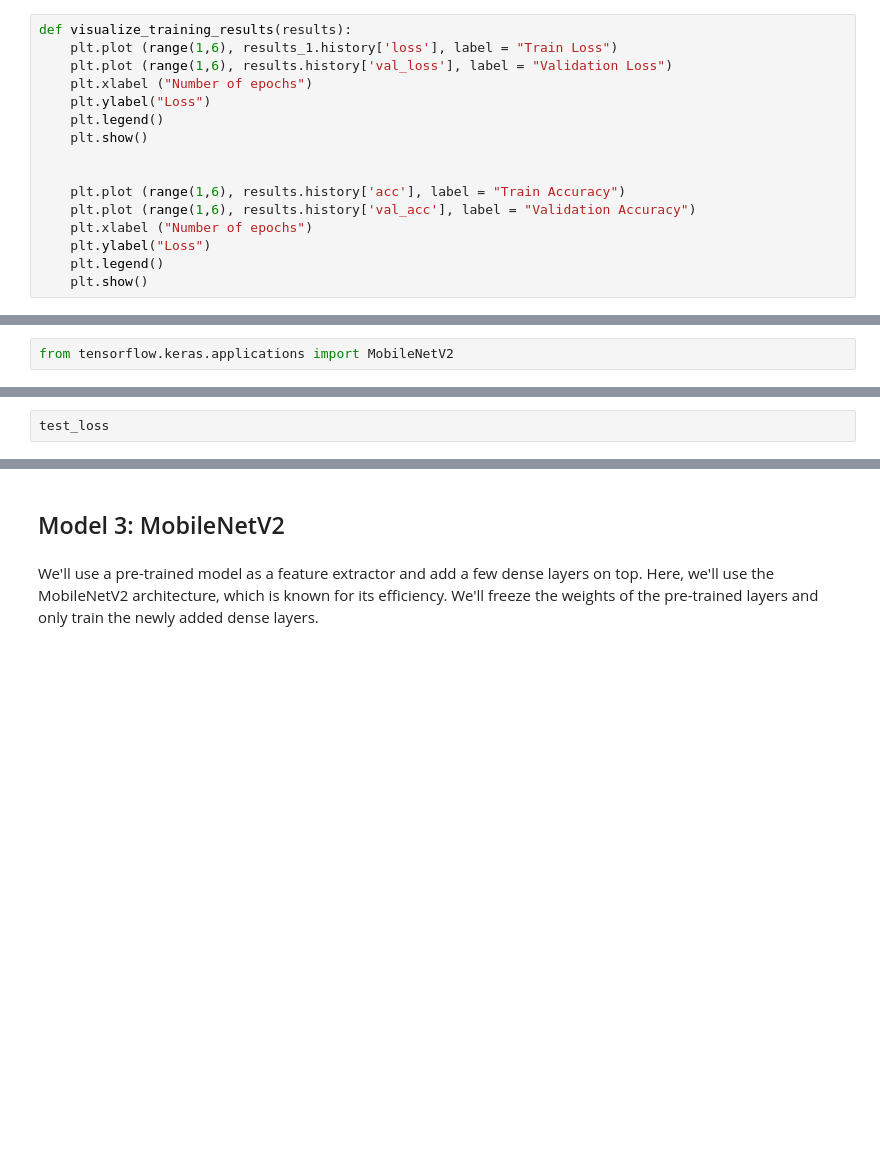
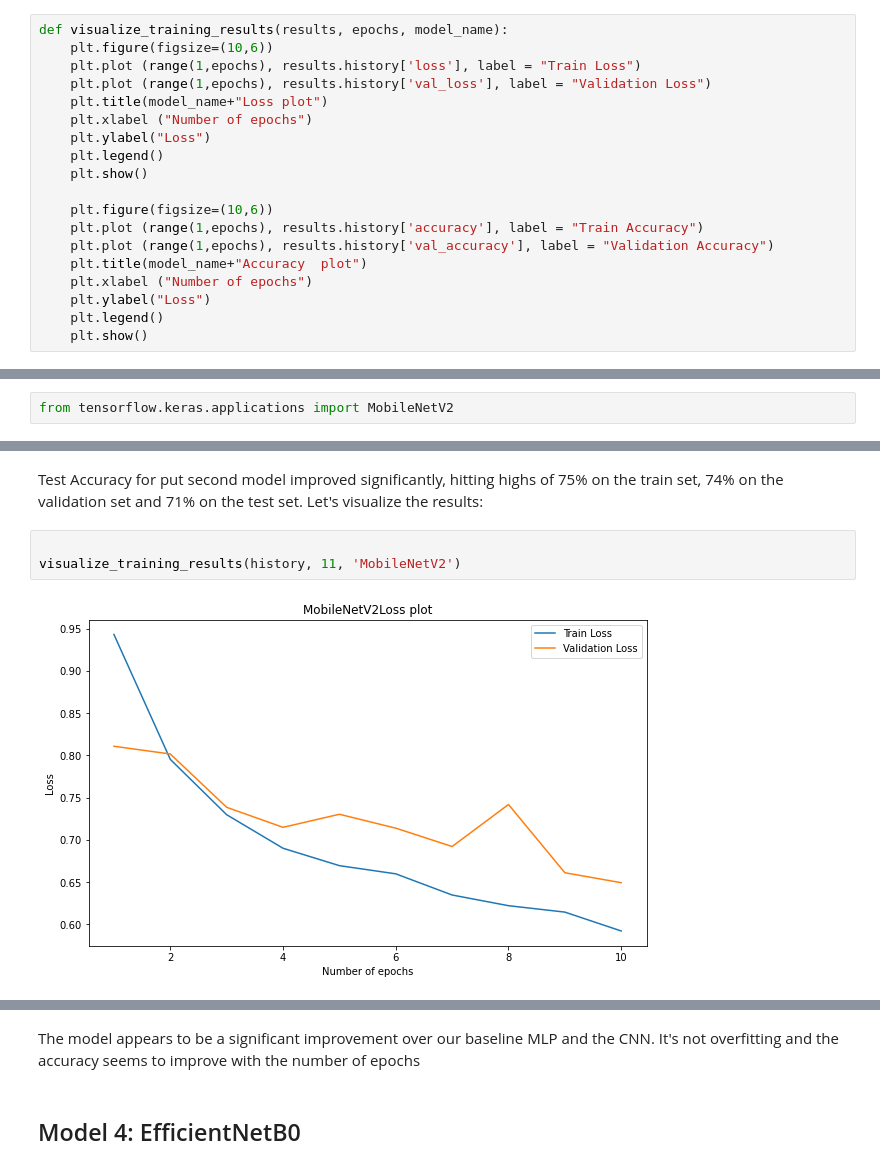
Before and after one commit to alexmuturi/DeFungi-Image-Classification-using-Deep-Learning, a Jupyter notebook: index.ipynb, the cells around one changed output, grey strips where cells are left out. Cells and saved outputs as stored; diff of their text form; blank space fills up the shorter version.

Commit message:
add more models

```diff
--- a/index.ipynb
+++ b/index.ipynb
@@ -223,15 +219,18 @@ ValueError: in user code:
 # %%
-def visualize_training_results(results):
-    plt.plot (range(1,6), results_1.history['loss'], label = "Train Loss")
-    plt.plot (range(1,6), results.history['val_loss'], label = "Validation Loss")
+def visualize_training_results(results, epochs, model_name):
+    plt.figure(figsize=(10,6))
+    plt.plot (range(1,epochs), results.history['loss'], label = "Train Loss")
+    plt.plot (range(1,epochs), results.history['val_loss'], label = "Validation Loss")
+    plt.title(model_name+"Loss plot")
     plt.xlabel ("Number of epochs")
     plt.ylabel("Loss")
     plt.legend()
     plt.show()
 
-
-    plt.plot (range(1,6), results.history['acc'], label = "Train Accuracy")
-    plt.plot (range(1,6), results.history['val_acc'], label = "Validation Accuracy")
+    plt.figure(figsize=(10,6))
+    plt.plot (range(1,epochs), results.history['accuracy'], label = "Train Accuracy")
+    plt.plot (range(1,epochs), results.history['val_accuracy'], label = "Validation Accuracy")
+    plt.title(model_name+"Accuracy  plot")
     plt.xlabel ("Number of epochs")
     plt.ylabel("Loss")
     plt.legend()
@@ -401,5 +399,11 @@ Epoch 10/10
 227/227 [==============================] - 899s 4s/step - loss: 0.5922 - accuracy: 0.7593 - val_loss: 0.6493 - val_accuracy: 0.7478
 28/28 [==============================] - 71s 3s/step - loss: 0.6717 - accuracy: 0.7121
 Test Accuracy: 0.7120535969734192
-# %%
-test_loss
+# %% [markdown]
+Test Accuracy for put second model improved significantly, hitting highs of 75% on the train set, 74% on the validation set and 71% on the test set.
+Let's visualize the results:
+# %%
+
+visualize_training_results(history, 11, 'MobileNetV2')
+# %% [output]
+[figure, added]
@@ -406,4 +411,4 @@ test_loss
+# %% [markdown]
+The model appears to be a significant improvement over our baseline MLP and the CNN. It's not overfitting and the accuracy seems to improve with the number of epochs
 # %% [markdown]
-## Model 3: MobileNetV2
+## Model 4: EfficientNetB0
-# %% [markdown]
-We'll use a pre-trained model as a feature extractor and add a few dense layers on top. Here, we'll use the MobileNetV2 architecture, which is known for its efficiency. We'll freeze the weights of the pre-trained layers and only train the newly added dense layers.
```
Also changed, not shown: parts of 34 cells of this notebook.
